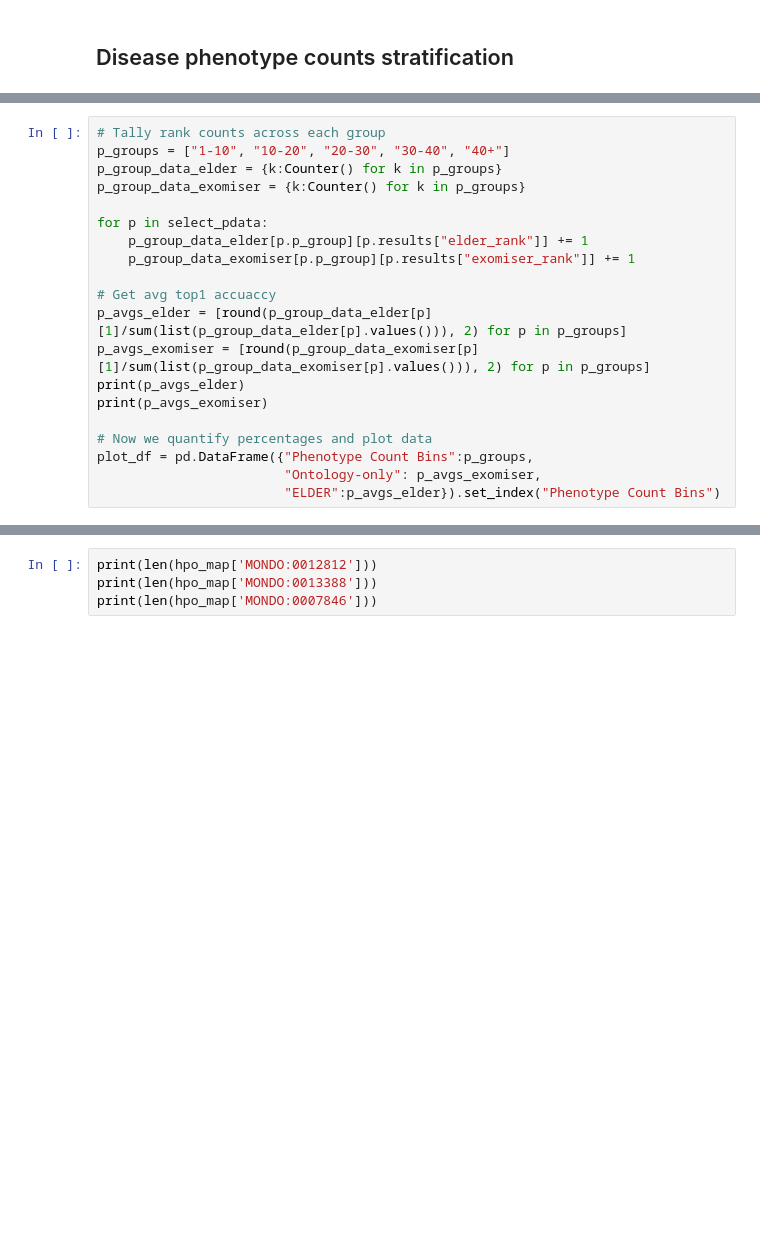
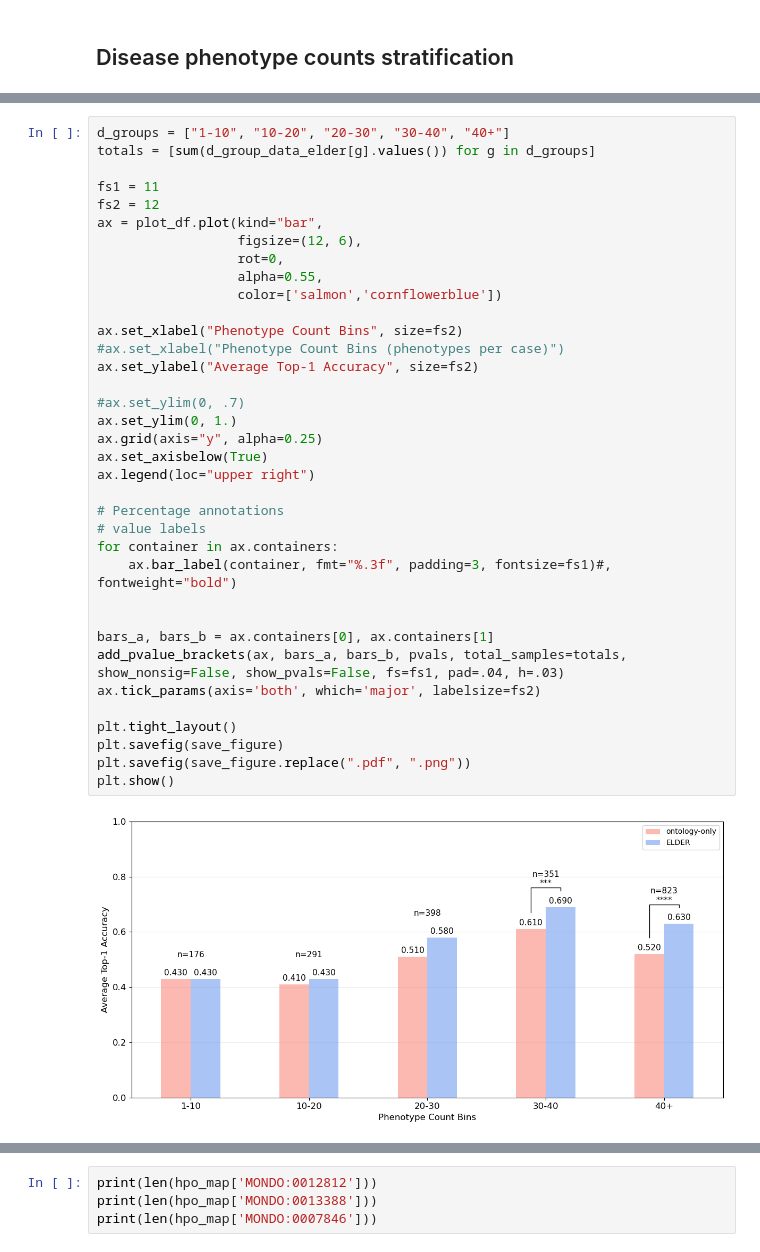
Before and after one commit to monarch-initiative/ELDER, a Jupyter notebook: jupyter_notebooks/elder_analysis.ipynb, the cells around one changed output, grey strips where cells are left out. Cells and saved outputs as stored; diff of their text form; blank space fills up the shorter version.

```diff
--- a/jupyter_notebooks/elder_analysis.ipynb
+++ b/jupyter_notebooks/elder_analysis.ipynb
@@ -2016,20 +2489,0 @@ for p in select_pdata:
-# %%
-# Tally rank counts across each group
-p_groups = ["1-10", "10-20", "20-30", "30-40", "40+"]
-p_group_data_elder = {k:Counter() for k in p_groups}
-p_group_data_exomiser = {k:Counter() for k in p_groups}
-
-for p in select_pdata:
-    p_group_data_elder[p.p_group][p.results["elder_rank"]] += 1
-    p_group_data_exomiser[p.p_group][p.results["exomiser_rank"]] += 1
-
-# Get avg top1 accuaccy
-p_avgs_elder = [round(p_group_data_elder[p][1]/sum(list(p_group_data_elder[p].values())), 2) for p in p_groups]
-p_avgs_exomiser = [round(p_group_data_exomiser[p][1]/sum(list(p_group_data_exomiser[p].values())), 2) for p in p_groups]
-print(p_avgs_elder)
-print(p_avgs_exomiser)
-
-# Now we quantify percentages and plot data
-plot_df = pd.DataFrame({"Phenotype Count Bins":p_groups,
-                        "Ontology-only": p_avgs_exomiser,
-                        "ELDER":p_avgs_elder}).set_index("Phenotype Count Bins")
@@ -2082,0 +2570,38 @@ plt.show()
+# %%
+d_groups = ["1-10", "10-20", "20-30", "30-40", "40+"]
+totals = [sum(d_group_data_elder[g].values()) for g in d_groups]
+
+fs1 = 11
+fs2 = 12
+ax = plot_df.plot(kind="bar",
+                  figsize=(12, 6),
+                  rot=0,
+                  alpha=0.55,
+                  color=['salmon','cornflowerblue'])
+
+ax.set_xlabel("Phenotype Count Bins", size=fs2)
+#ax.set_xlabel("Phenotype Count Bins (phenotypes per case)")
+ax.set_ylabel("Average Top-1 Accuracy", size=fs2)
+
+#ax.set_ylim(0, .7)
+ax.set_ylim(0, 1.)
+ax.grid(axis="y", alpha=0.25)
+ax.set_axisbelow(True)
+ax.legend(loc="upper right")
+
+# Percentage annotations
+# value labels
+for container in ax.containers:
+    ax.bar_label(container, fmt="%.3f", padding=3, fontsize=fs1)#, fontweight="bold")
+
+
+bars_a, bars_b = ax.containers[0], ax.containers[1]
+add_pvalue_brackets(ax, bars_a, bars_b, pvals, total_samples=totals, show_nonsig=False, show_pvals=False, fs=fs1, pad=.04, h=.03)
+ax.tick_params(axis='both', which='major', labelsize=fs2)
+
+plt.tight_layout()
+plt.savefig(save_figure)
+plt.savefig(save_figure.replace(".pdf", ".png"))
+plt.show()
+# %% [output]
+[figure, added]
```
Also changed, not shown: parts of 89 cells of this notebook.
